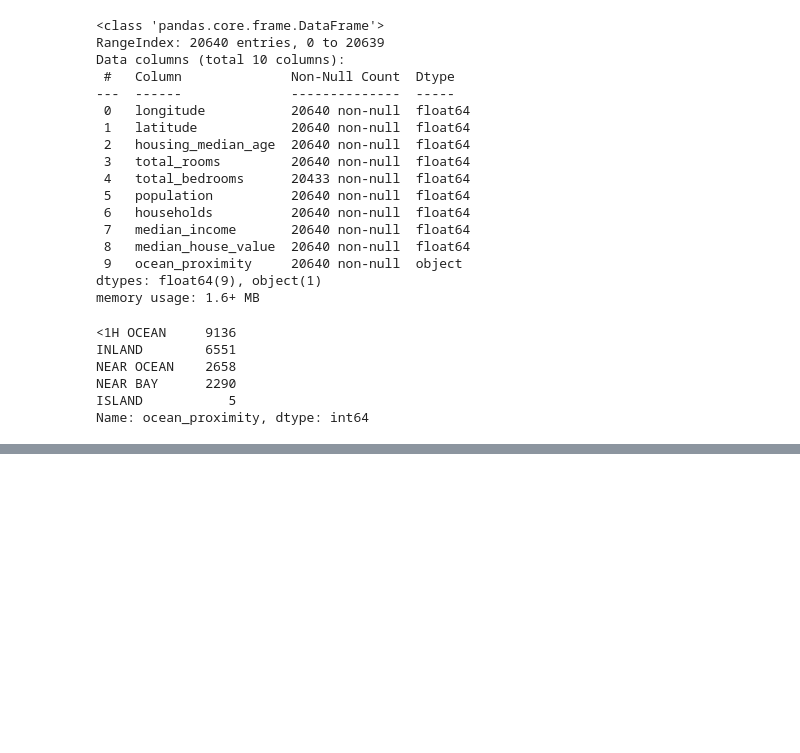
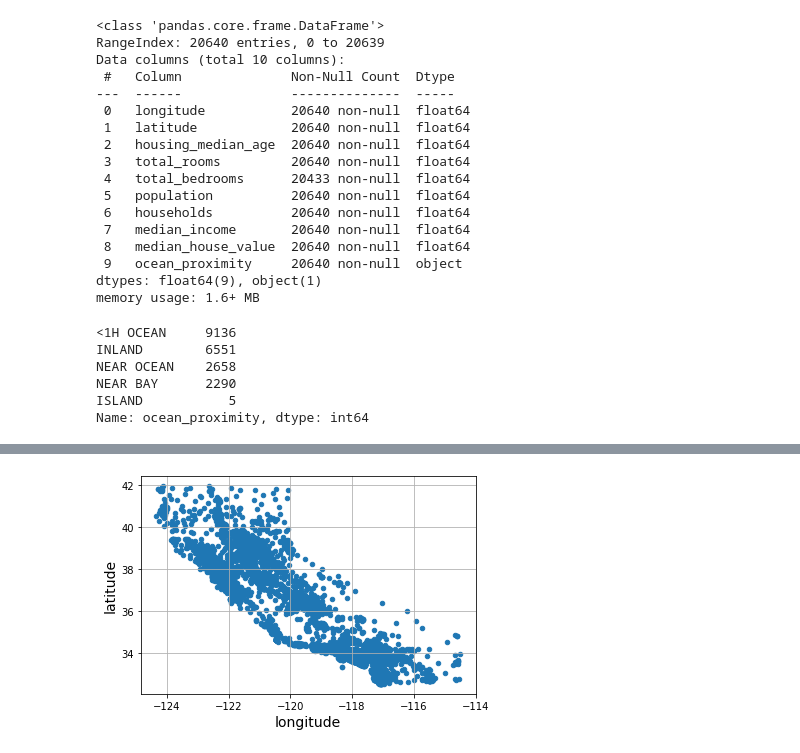
Before and after one commit to silvanoross/Real_Estate_ML, a Jupyter notebook: ml_script.ipynb, the cells around one changed output, grey strips where cells are left out. Drawn from its saved outputs; the diff is of its cells as text; code cells hidden in the pictures; blank space fills up the shorter version.

```diff
--- a/ml_script.ipynb
+++ b/ml_script.ipynb
@@ -104,0 +139,5 @@ def shuffle_and_split(data, test_ratio):
+# %%
+# or use a simpler way
+strat_train_set, strat_test_set = train_test_split(
+    housing, test_size=0.2, stratify=housing['income_cat'], random_state=42
+)
@@ -104,0 +168,3 @@ def shuffle_and_split(data, test_ratio):
+# %%
+# make a copy of the training set to be able to revert to it afterward
+train_copy = strat_train_set.copy()
@@ -104,0 +205,6 @@ def shuffle_and_split(data, test_ratio):
+# %%
+# visualize geographical data
+train_copy.plot(kind='scatter', x='longitude', y='latitude', grid=True)
+plt.show()
+# %% [output]
+[figure, added]
```
Also changed, not shown: parts of 17 cells of this notebook, 1 other file.
